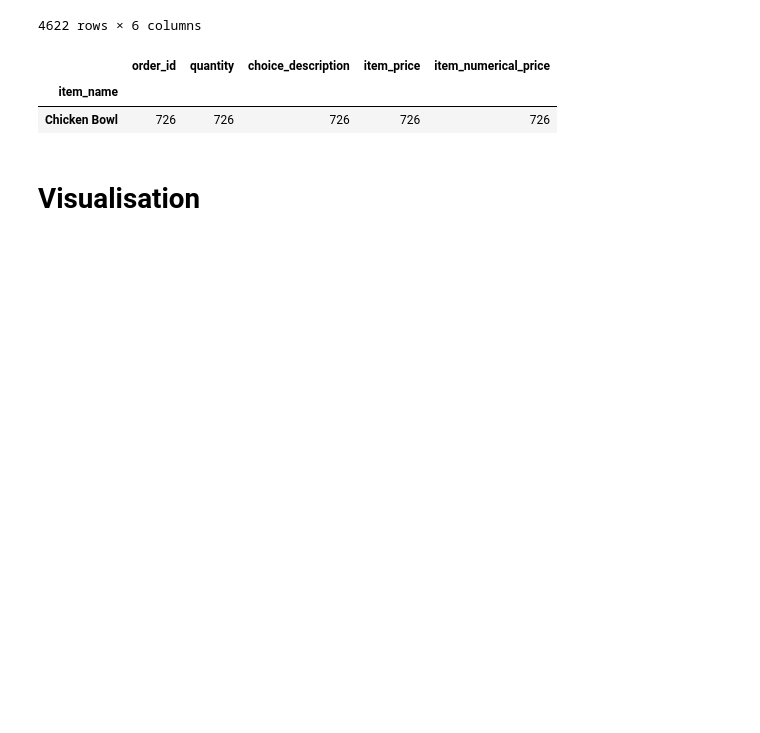
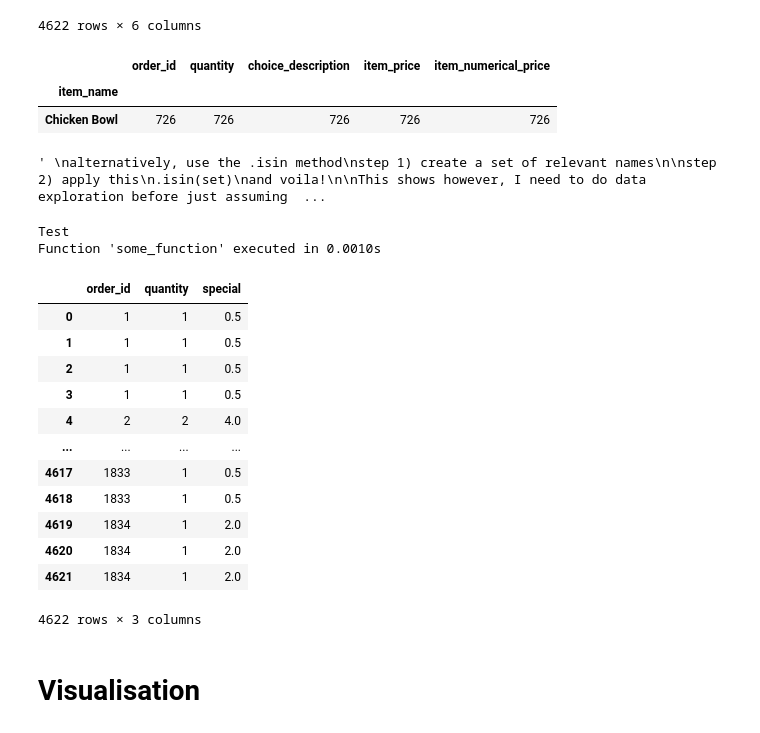
Before and after one commit to anddai/Data-Processing-Cheatsheet, a Jupyter notebook: EDA.ipynb, the cells around one changed output. Saved outputs shown, nothing was run; the diff lists cells and outputs as text; code cells hidden in the pictures; blank space fills up the shorter version.

```diff
--- a/EDA.ipynb
+++ b/EDA.ipynb
@@ -196,3 +238,25 @@ data.groupby(by="item_name").count().sort_values(by="order_id", ascending=False)
 |  | order_id | quantity | choice_description | item_price | item_numerical_price |
 | item_name |  |  |  |  |  |
 | Chicken Bowl | 726 | 726 | 726 | 726 | 726 |
+# %%
+# string matching in pandas
+# MAKE SURE TO APPLY TEXT PREPROCESSING FIRST, particularly casefolding... maybe even fuzzy matching
+
+data[data.item_name.str.contains(r'([a-zA-Z])\1', regex=True, na=False)] # regex solution
+data[data.item_name.str.contains('Drink', regex=True, na=False)] # no regex for pure string sequences
+
+#data[data.item_name.str.extract(r'([a-zA-Z])\1')]  # find a way to extract the regex string pattern maybe?
+
+'''
+alternatively, use the .isin method
+step 1) create a set of relevant names
+
+step 2) apply this
+.isin(set)
+and voila!
+
+This shows however, I need to do data exploration before just assuming regex is the answer,
+and ALWAYS consider what could go wrong
+'''
+# %% [output]
+' \nalternatively, use the .isin method\nstep 1) create a set of relevant names\n\nstep 2) apply this\n.isin(set)\nand voila!\n\nThis shows however, I need to do data exploration before just assuming  ...
@@ -199,2 +269,48 @@ data.groupby(by="item_name").count().sort_values(by="order_id", ascending=False)
+# %%
+# Time Complexity Analysis
+from time import time
+
+def time_this(func):
+    def wrap_func(*args, **kwargs):
+        t1 = time()
+        result = func(*args, **kwargs)
+        t2 = time()
+        print(f"Function {func.__name__!r} executed in {(t2-t1):.4f}s")
+        return result
+
+    return wrap_func
+
+@time_this
+def some_function():
+    print("Test")
+
+some_function()
+# %% [output]
+Test
+Function 'some_function' executed in 0.0010s
+# %%
+data_copy = data.copy()
+
+# VECTORISED/SPEEDY CASE WHEN
+# even orders double their quantity, odd orders halve
+data_copy["special"] = np.where(
+    data_copy["order_id"] % 2 == 0, data["quantity"] * 2, data["quantity"]/2
+) #condition, satisfaction case, unsatisfaction case
+
+data_copy[["order_id", "quantity", "special"]]
+# %% [output]
+|  | order_id | quantity | special |
+| 0 | 1 | 1 | 0.5 |
+| 1 | 1 | 1 | 0.5 |
+| 2 | 1 | 1 | 0.5 |
+| 3 | 1 | 1 | 0.5 |
+| 4 | 2 | 2 | 4.0 |
+| ... | ... | ... | ... |
+| 4617 | 1833 | 1 | 0.5 |
+| 4618 | 1833 | 1 | 0.5 |
+| 4619 | 1834 | 1 | 2.0 |
+| 4620 | 1834 | 1 | 2.0 |
+| 4621 | 1834 | 1 | 2.0 |
+4622 rows × 3 columns
 # %% [markdown]
 # Visualisation
```
Also changed, not shown: parts of 7 cells of this notebook.
